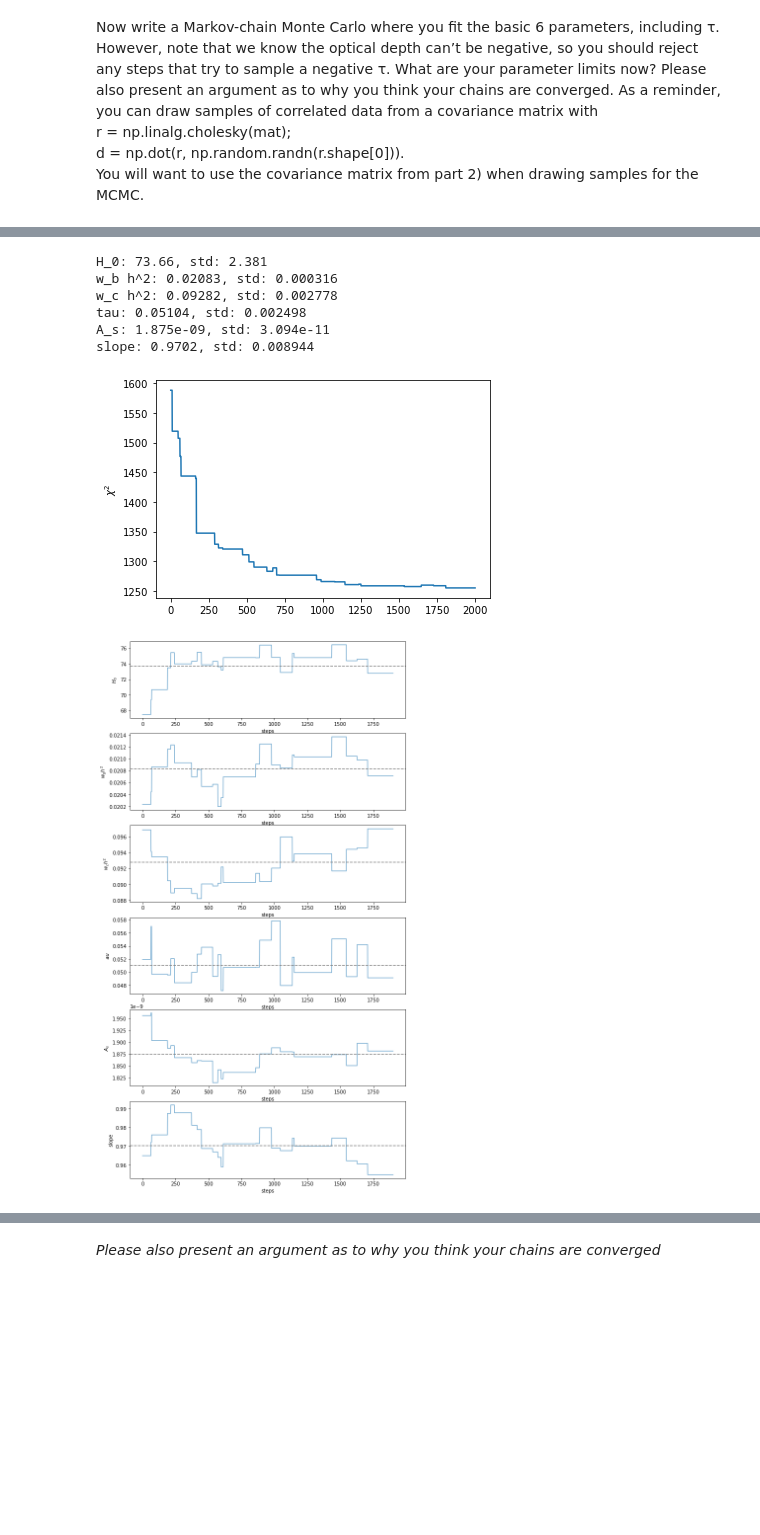
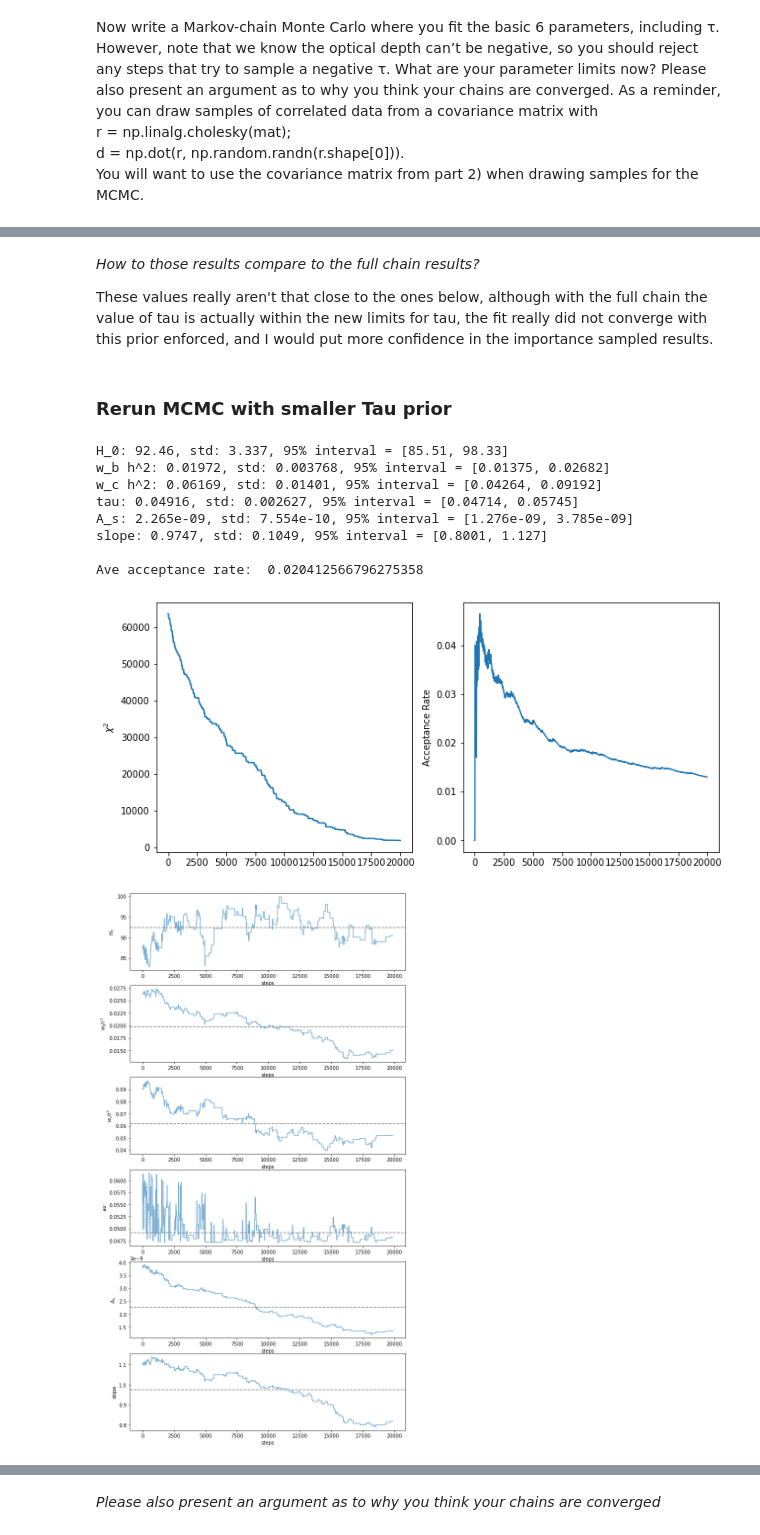
Before and after one commit to eklem1/Phys512_EK, a Jupyter notebook: PS3/PS3_A4-5_results.ipynb, the cells around one changed output, grey strips where cells are left out. Drawn from its saved outputs; the diff is of its cells as text; code cells hidden in the pictures; blank space fills up the shorter version.

Commit message:
added confidence intervals, maybe got an ok NM for all 6 params, more mcmc runs

```diff
--- a/PS3/PS3_A4-5_results.ipynb
+++ b/PS3/PS3_A4-5_results.ipynb
@@ -36,0 +143,26 @@ chi1 = np.loadtxt("MCMCrun_chi_tau.txt")
+# %%
+# old likelihood, using chi squared
+oldLike = np.exp(-0.5*(chi1))
+
+#taking the error on the Planck value as gaussian
+ga = np.random.normal(loc=0.0544, scale=0.0073, size=len(chi1))
+
+#mutiply to get new likelihood
+newLike =  oldLike*ga
+# %%
+#weighting means and std by new likelihood to get new results
+smallerTau_means = []
+smallerTau_scat = []
+smallerTau_errs = []
+
+for j in range(paths.shape[0]):
+    smallerTau_means.append( np.sum(newLike*paths[j])/np.sum(newLike) )
+
+    #subtract the mean from the orginal chain so we can calculate the
+    #standard deviation
+    smallerTau_scat.append(paths[j]-smallerTau_means[-1])
+    smallerTau_errs.append(np.sqrt(np.sum(smallerTau_scat[-1]**2*newLike)/np.sum(newLike)))
+# %%
+print("Parameters and constraints from importance sampling:")
+for i, e in enumerate(smallerTau_means):
+    print("{}: {:.4}, std: {:.4}".format(variable_names[i], e, smallerTau_errs[i]))
@@ -37,39 +177,61 @@ chi1 = np.loadtxt("MCMCrun_chi_tau.txt")
+# %% [markdown]
+*How to those results compare to the full chain results?*
+
+These values really aren't that close to the ones below, although with the full chain the value of tau is actually within the new limits for tau, the fit really did not converge with this prior enforced, and I would put more confidence in the importance sampled results.
+# %% [markdown]
+### Rerun MCMC with smaller Tau prior
+# %%
+#loading MCMC saved chains
+chain1 = np.loadtxt("MCMCrun_chains_tau.txt")
+chi1 = np.loadtxt("MCMCrun_chi_tau.txt")
+AR1 = np.loadtxt("MCMCrun_AR_tau.txt")
+
+chain1 = np.loadtxt("MCMCrun_chains_tau1.txt")
+chi1 = np.loadtxt("MCMCrun_chi_tau1.txt")
+AR1 = np.loadtxt("MCMCrun_AR_tau1.txt")
 # %%
 pars_new=np.mean(chain1[20:,:], axis=0)
 std_new=np.std(chain1[20:,:], axis=0)
 # print("Resulting values: ", pars_new, "with std", std_new )
 
 printVals(chain1)
+print("\nAve acceptance rate: ", np.mean(AR1))
 
 paths = np.transpose(chain1)
 
-plt.plot(chi1[0:])
+fig, ax = plt.subplots(1, 2, figsize=(11,5))
+ax[0].plot(chi1[:])
+ax[0].set_ylabel("$\chi^2$")
 
-plt.ylabel("$\chi^2$")
+ax[1].plot(AR1[20:])
+ax[1].set_ylabel("Acceptance Rate")
+
 plt.show()
 
 variables = ['$H_0$', '$w_bh^2$', '$w_ch^2$', '$\tau$', '$A_s$', 'slope']
 
 fig, ax = plt.subplots(6, 1, figsize=(10,20))
 axs = ax.flatten()
 
 for i, vchain in enumerate(paths):
     axs[i].plot(vchain[100:], alpha=0.6)
 #     axs[i].set_title(variables[i])
     axs[i].axhline(pars_new[i], color='grey', ls="--", label="std")
     axs[i].set_xlabel('steps')
     axs[i].set_ylabel(variables[i])
 
 plt.show()
 # %% [output]
-H_0: 73.66, std: 2.381
-w_b h^2: 0.02083, std: 0.000316
-w_c h^2: 0.09282, std: 0.002778
-tau: 0.05104, std: 0.002498
-A_s: 1.875e-09, std: 3.094e-11
-slope: 0.9702, std: 0.008944
+H_0: 92.46, std: 3.337, 95% interval = [85.51, 98.33]
+w_b h^2: 0.01972, std: 0.003768, 95% interval = [0.01375, 0.02682]
+w_c h^2: 0.06169, std: 0.01401, 95% interval = [0.04264, 0.09192]
+tau: 0.04916, std: 0.002627, 95% interval = [0.04714, 0.05745]
+A_s: 2.265e-09, std: 7.554e-10, 95% interval = [1.276e-09, 3.785e-09]
+slope: 0.9747, std: 0.1049, 95% interval = [0.8001, 1.127]
+
+Ave acceptance rate:  0.020412566796275358
-[figure, old version]
+[figure, new version]
-[figure, old version]
+[figure, new version]
 # %%
 figure = corner.corner(chain1, labels=variable_names, quantiles=[0.16, 0.5, 0.84], show_titles=True, title_kwargs={"fontsize": 12})
 # %% [output]
```
Also changed, not shown: parts of 19 cells of this notebook, 3 other files.
